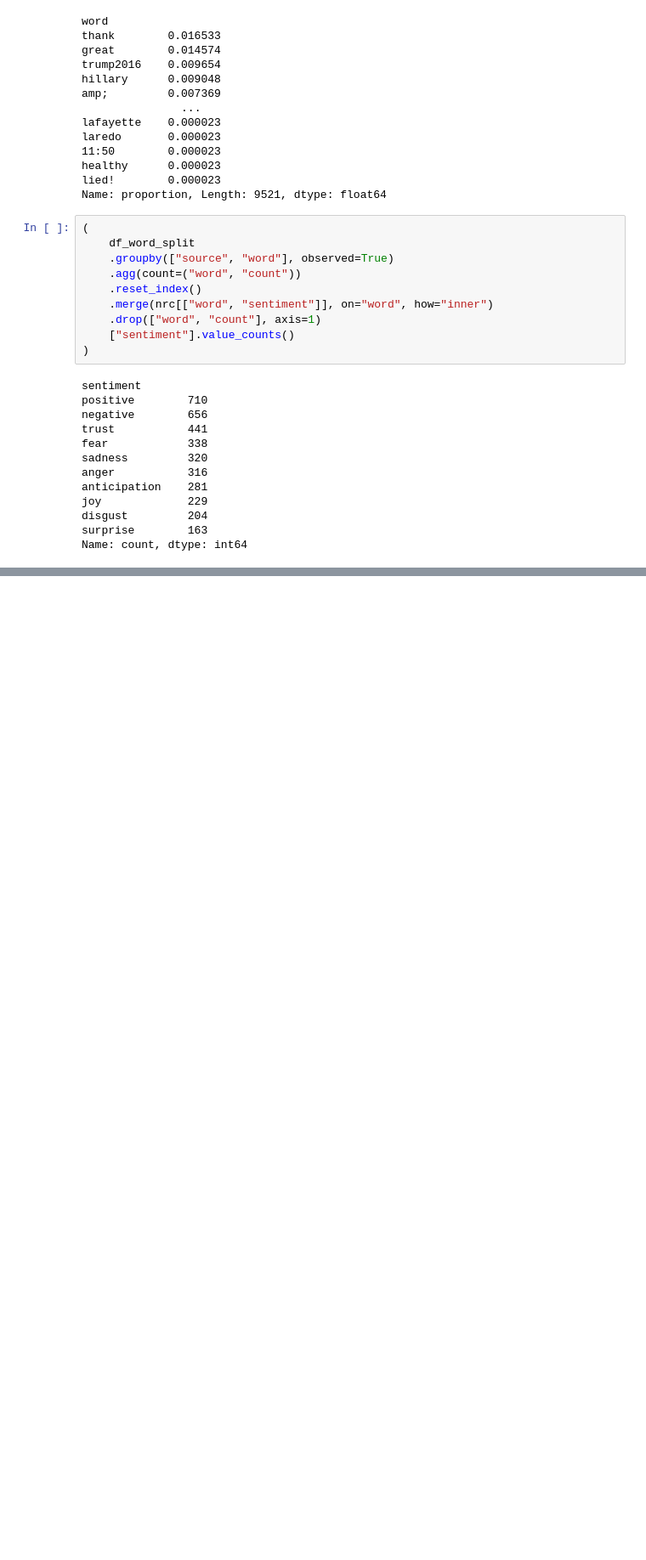
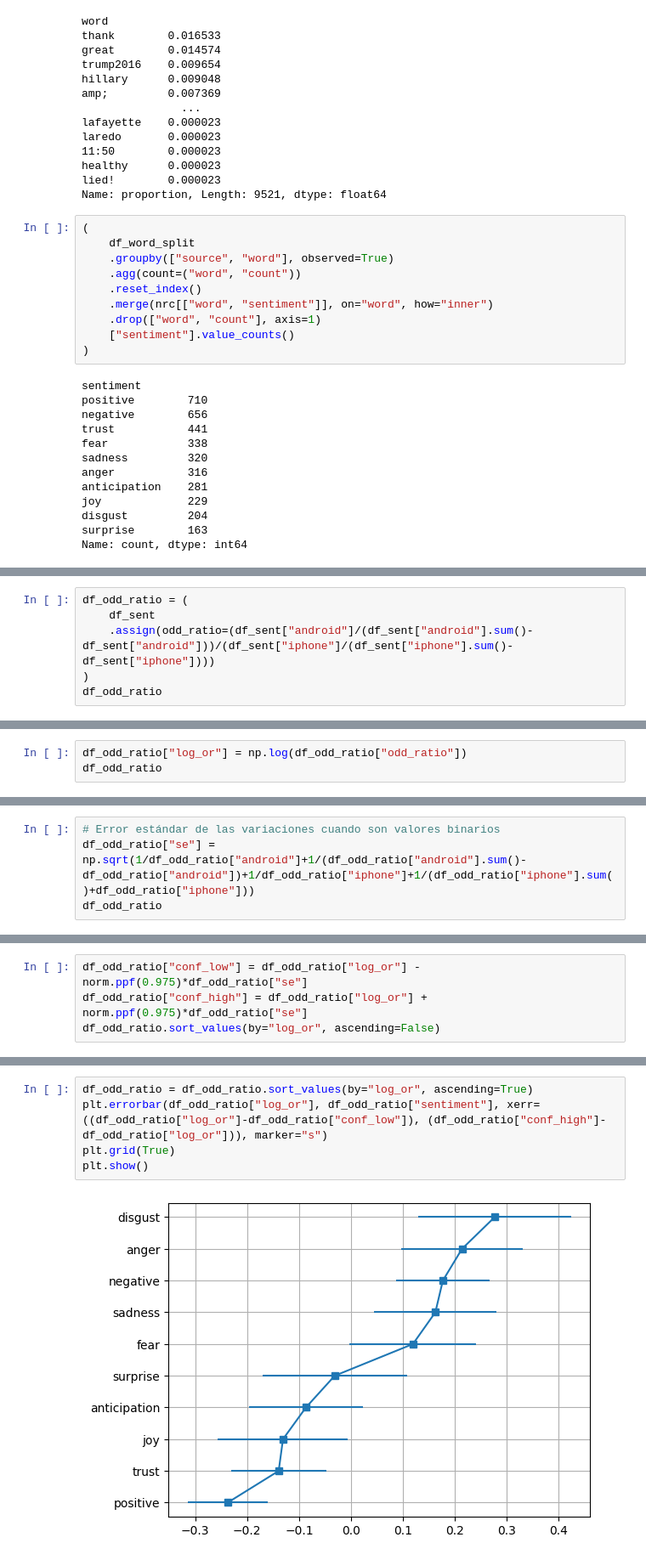
Before and after one commit to jessmiramontes/NLP, a Jupyter notebook: tweets.ipynb, the cells around one changed output, grey strips where cells are left out. Shown at 85% size. Cells and saved outputs as stored; diff of their text form; blank space fills up the shorter version.

```diff
--- a/tweets.ipynb
+++ b/tweets.ipynb
@@ -408,3 +410,9 @@ df_sent
 | 7 | sadness | 826.0 | 464.0 |
 | 8 | surprise | 524.0 | 352.0 |
 | 9 | trust | 1228.0 | 903.0 |
+# %%
+df_odd_ratio = (
+    df_sent
+    .assign(odd_ratio=(df_sent["android"]/(df_sent["android"].sum()-df_sent["android"]))/(df_sent["iphone"]/(df_sent["iphone"].sum()-df_sent["iphone"])))
+)
+df_odd_ratio
@@ -410,0 +431,3 @@ df_sent
+# %%
+df_odd_ratio["log_or"] = np.log(df_odd_ratio["odd_ratio"])
+df_odd_ratio
@@ -410,0 +446,4 @@ df_sent
+# %%
+# Error estándar de las variaciones cuando son valores binarios
+df_odd_ratio["se"] = np.sqrt(1/df_odd_ratio["android"]+1/(df_odd_ratio["android"].sum()-df_odd_ratio["android"])+1/df_odd_ratio["iphone"]+1/(df_odd_ratio["iphone"].sum()+df_odd_ratio["iphone"]))
+df_odd_ratio
@@ -410,0 +462,4 @@ df_sent
+# %%
+df_odd_ratio["conf_low"] = df_odd_ratio["log_or"] - norm.ppf(0.975)*df_odd_ratio["se"]
+df_odd_ratio["conf_high"] = df_odd_ratio["log_or"] + norm.ppf(0.975)*df_odd_ratio["se"]
+df_odd_ratio.sort_values(by="log_or", ascending=False)
@@ -410,0 +478,7 @@ df_sent
+# %%
+df_odd_ratio = df_odd_ratio.sort_values(by="log_or", ascending=True)
+plt.errorbar(df_odd_ratio["log_or"], df_odd_ratio["sentiment"], xerr=((df_odd_ratio["log_or"]-df_odd_ratio["conf_low"]), (df_odd_ratio["conf_high"]-df_odd_ratio["log_or"])), marker="s")
+plt.grid(True)
+plt.show()
+# %% [output]
+[figure, added]
```
Also changed, not shown: parts of 17 cells of this notebook.
